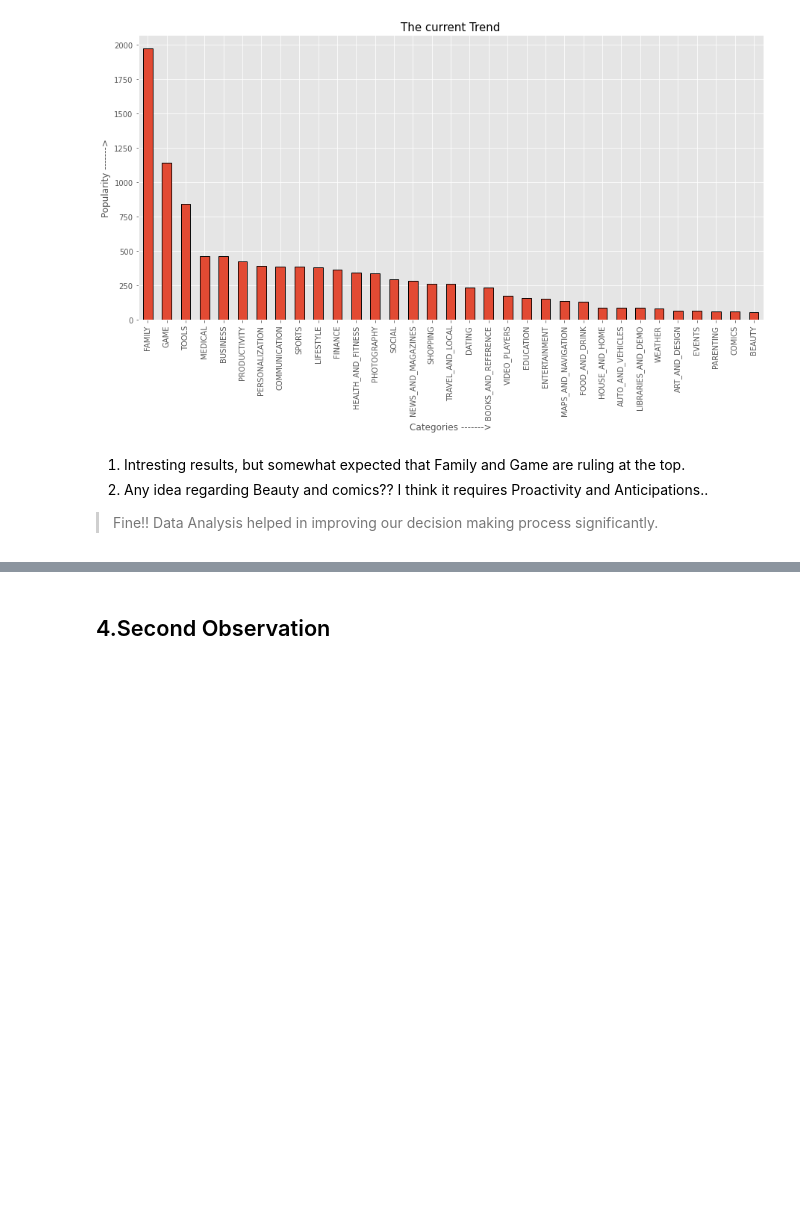
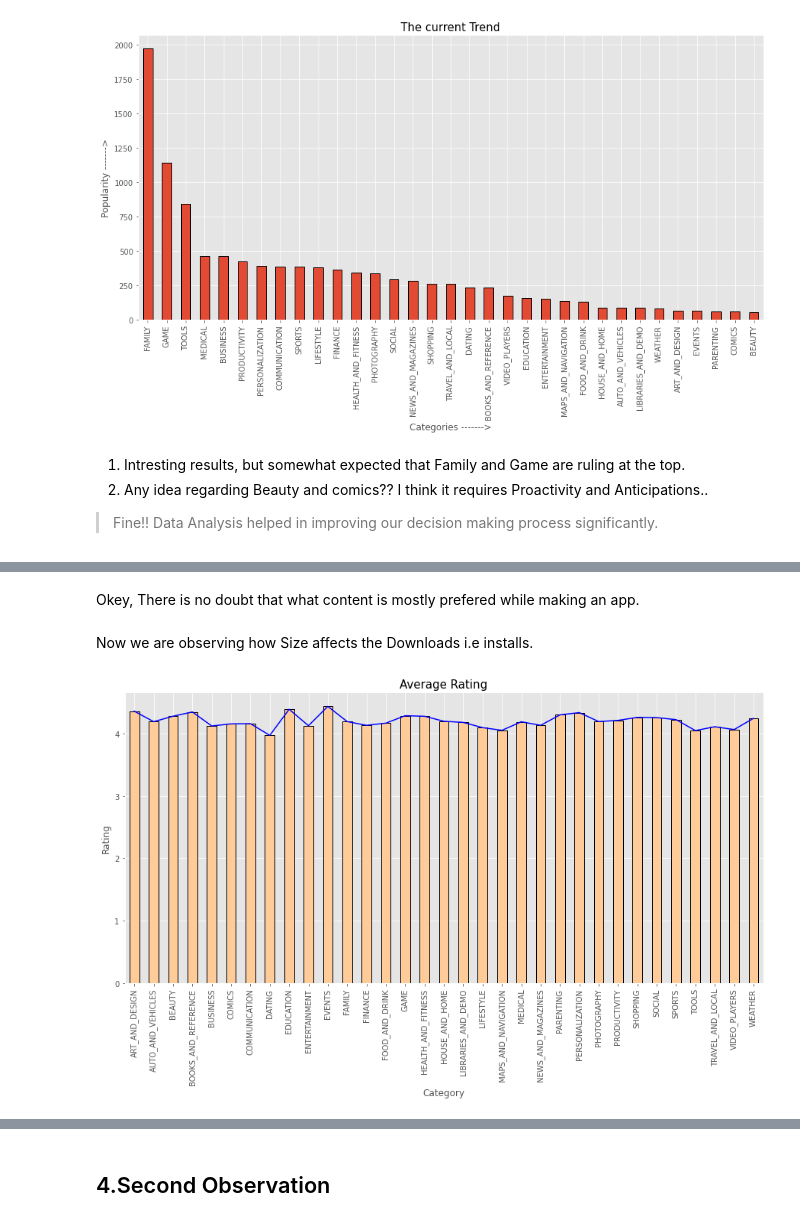
Before and after one commit to DipanshuKumar449/EDA-PlayStore-App-Review, a Jupyter notebook: Play_Store_App_Review_Analysis_Capstone_Project.ipynb, the cells around one changed output, grey strips where cells are left out. Drawn from its saved outputs; the diff is of its cells as text; code cells hidden in the pictures; blank space fills up the shorter version.

```diff
--- a/Play_Store_App_Review_Analysis_Capstone_Project.ipynb
+++ b/Play_Store_App_Review_Analysis_Capstone_Project.ipynb
@@ -224,0 +241,18 @@ plt.show()
+# %% [markdown]
+Okey, There is no doubt that what content is mostly prefered while making an app.
+# %% [markdown]
+Now we are observing how Size affects the Downloads i.e installs.
+# %%
+df_downloads = df_apps.groupby('Category')['Rating'].mean()
+
+plt.style.use('ggplot')
+plt.rcParams['figure.figsize'] = (15,7)
+
+df_downloads.plot(color='blue')
+df_downloads.plot(kind='bar',linewidth=1,edgecolor='black',color='#ffcc99')
+plt.title('Average Rating',fontsize=15)
+plt.xlabel('Category',fontsize=12)
+plt.ylabel('Rating',fontsize=12)
+plt.show()
+# %% [output]
+[figure, added]
```
Also changed, not shown: parts of 20 cells of this notebook.
